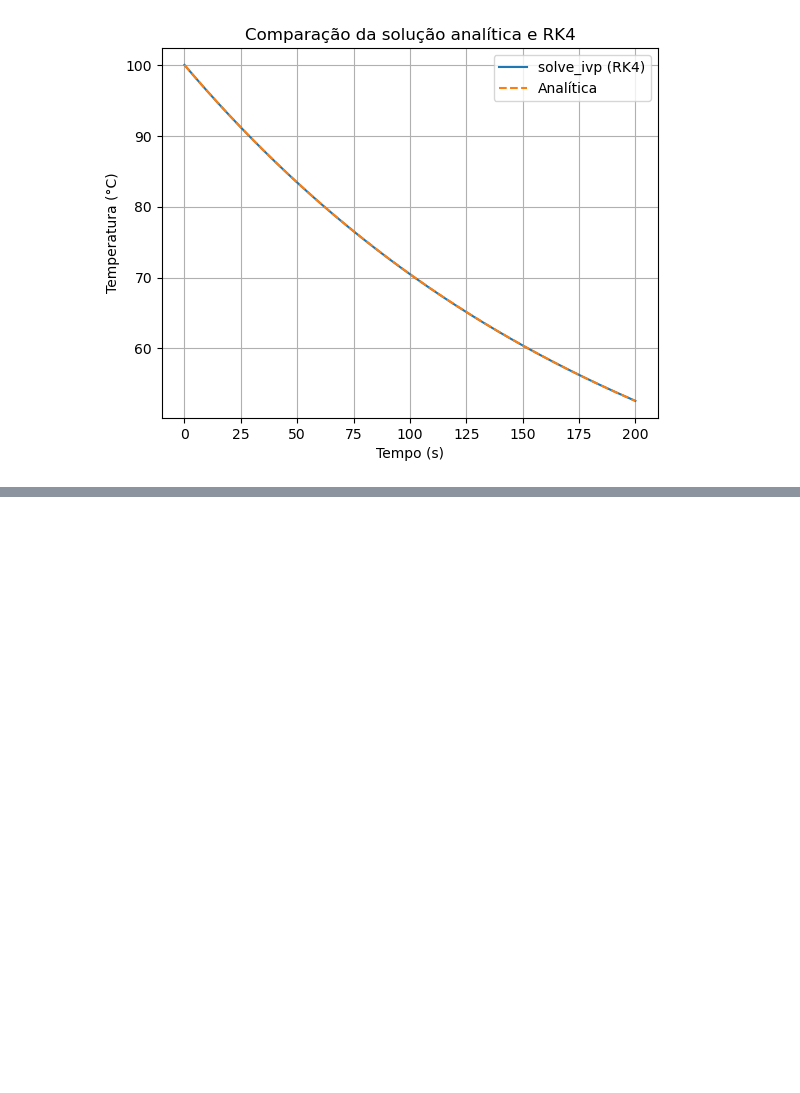
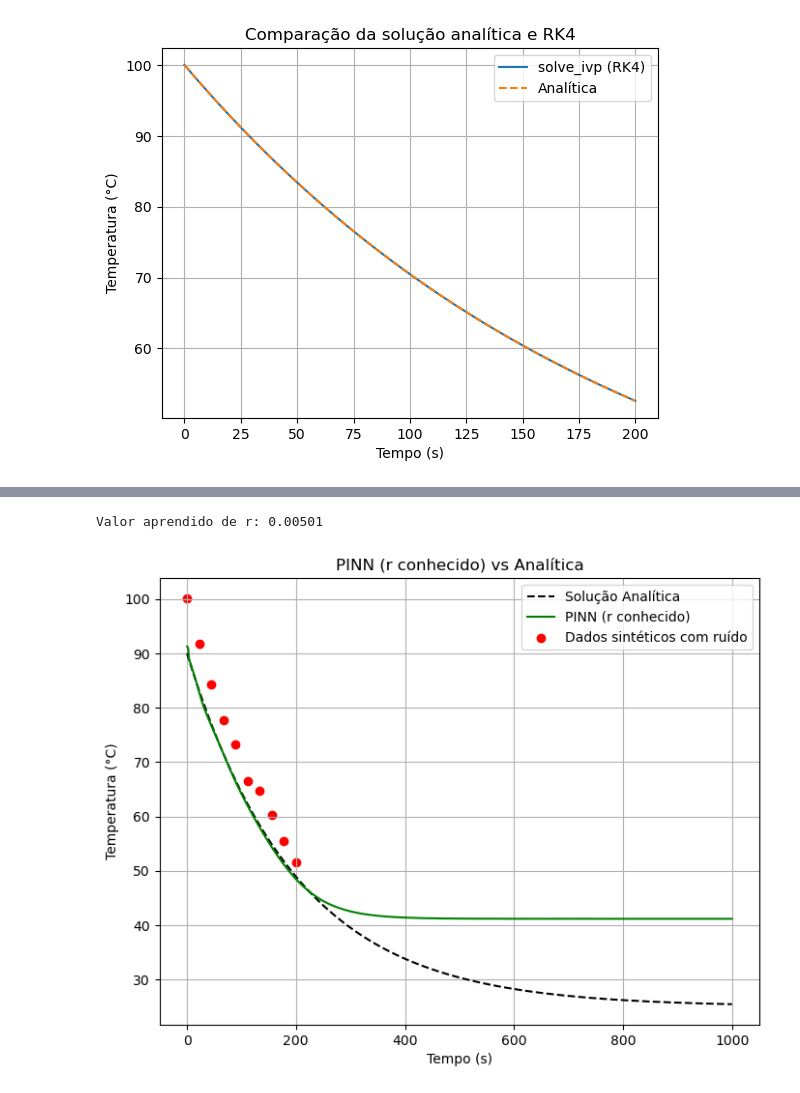
Before and after one commit to PDornelasN/Atividades, a Jupyter notebook: Atividade_4/PINN.ipynb, the cells around one changed output, grey strips where cells are left out. Drawn from its saved outputs; the diff is of its cells as text; code cells hidden in the pictures; blank space fills up the shorter version.

Commit message:
PINN

```diff
--- a/Atividade_4/PINN.ipynb
+++ b/Atividade_4/PINN.ipynb
@@ -89,9 +89,11 @@ class PINN(nn.Module):
     def __init__(self):
         super().__init__()
         self.net = nn.Sequential(
-            nn.Linear(1, 64), nn.Tanh(),
-            nn.Linear(64, 64), nn.Tanh(),
-            nn.Linear(64, 1)
+            nn.Linear(1, 50), nn.Tanh(),
+            nn.Linear(50, 50), nn.Tanh(),
+            nn.Linear(50, 50), nn.Tanh(),
+            nn.Linear(50, 50), nn.Tanh(),
+            nn.Linear(50, 1)
         )
 
     def forward(self, t):
@@ -120,3 +122,52 @@ for epoch in range(5000):
     loss = pinn_loss(model, t_train, T_train)
     loss.backward()
     optimizer.step()
+# %%
+# Agora, r é um parâmetro treinável
+r_learn = torch.tensor([0.01], requires_grad=True)
+
+def pinn_loss_learn_r(model, t_data, T_data):
+    T_pred = model(t_data)
+    mse_data = nn.MSELoss()(T_pred, T_data)
+
+    t_phys = torch.linspace(0, 200, 100).view(-1, 1).requires_grad_(True)
+    T_phys = model(t_phys)
+    dT_dt = torch.autograd.grad(T_phys, t_phys, torch.ones_like(T_phys), create_graph=True)[0]
+    eq_residual = dT_dt - r_learn * (T_amb - T_phys)
+    mse_phys = torch.mean(eq_residual**2)
+
+    return mse_data + mse_phys
+
+optimizer = torch.optim.Adam(list(model.parameters()) + [r_learn], lr=1e-3)
+
+for epoch in range(10000):
+    optimizer.zero_grad()
+    loss = pinn_loss_learn_r(model, t_train, T_train)
+    loss.backward()
+    optimizer.step()
+
+print(f"Valor aprendido de r: {r_learn.item():.5f}")
+# %% [output]
+Valor aprendido de r: 0.00501
+# %%
+# Generate predictions with the trained PINN (known r)
+t_test = torch.linspace(0, 1000, 500).view(-1, 1)
+with torch.no_grad():
+    T_pinn_known_r = model(t_test).numpy()
+
+# Analytical solution for comparison
+T_test_analytical = T_amb + (T0 - T_amb) * np.exp(-r * t_test.numpy().flatten())
+
+# Plot
+plt.figure(figsize=(8, 6))
+plt.plot(t_test.numpy(), T_test_analytical, '--', label='Solução Analítica', color='black')
+plt.plot(t_test.numpy(), T_pinn_known_r, label='PINN (r conhecido)', color='green')
+plt.scatter(t_data, T_data_noisy, color='red', label='Dados sintéticos com ruído')
+plt.legend()
+plt.title('PINN (r conhecido) vs Analítica')
+plt.xlabel('Tempo (s)')
+plt.ylabel('Temperatura (°C)')
+plt.grid()
+plt.show()
+# %% [output]
+[figure, added]
```
Also changed, not shown: parts of 2 cells of this notebook.
